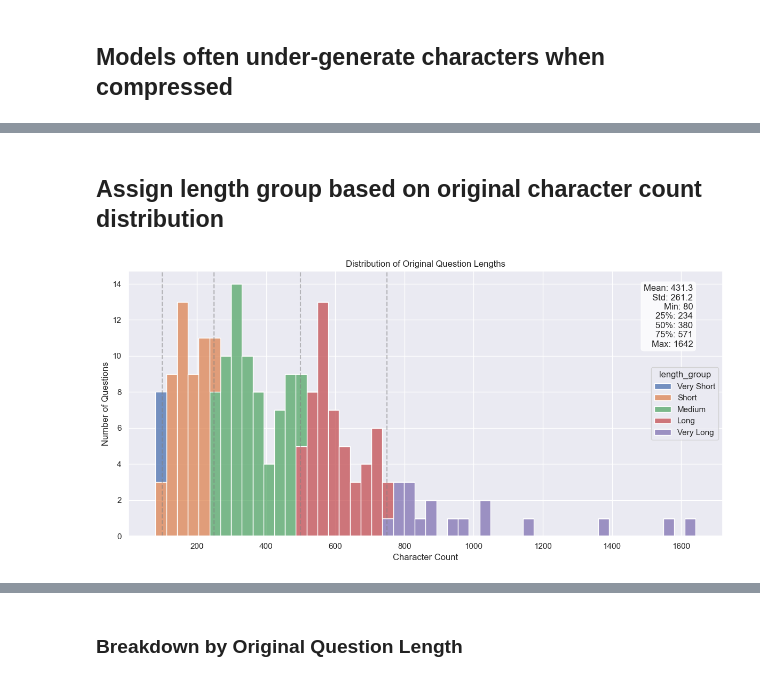
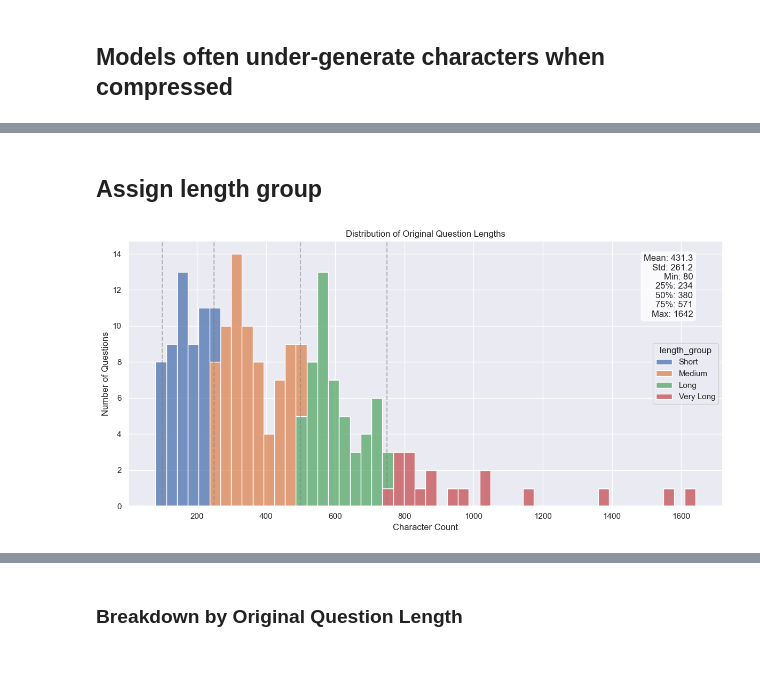
Before and after one commit to Bryan6734/SPAR-final, a Jupyter notebook: scripts/progress_tracker.ipynb, the cells around one changed output, grey strips where cells are left out. Drawn from its saved outputs; the diff is of its cells as text; code cells hidden in the pictures.

```diff
--- a/scripts/progress_tracker.ipynb
+++ b/scripts/progress_tracker.ipynb
@@ -396,5 +428,30 @@ plt.show()
 # %% [markdown]
-## Assign length group based on original character count distribution
+## Assign length group
+# %%
+def assign_length_group(char_count):
+    if char_count < 250:
+        return 'Short'
+    elif char_count < 500:
+        return 'Medium'
+    elif char_count < 750:
+        return 'Long'
+    else:  # Multi-paragraph
+        return 'Very Long'
+
+# Define the order we want
+length_order = ['Short', 'Medium', 'Long', 'Very Long']
+
+# Add length groups to main dataframe
+original_questions = combined_df[combined_df['compression_index'] == 0]
+length_groups = original_questions[['record_id', 'original_char_count']].copy()
+length_groups['length_group'] = pd.Categorical(
+    length_groups['original_char_count'].apply(assign_length_group),
+    categories=length_order,
+    ordered=True
+)
+
+# Merge back to main dataframe
+combined_df = combined_df.merge(length_groups[['record_id', 'length_group']], on='record_id')
 # %%
 # Get original questions only
 original_questions = combined_df[combined_df['compression_index'] == 0]
@@ -408,36 +465,36 @@ sns.histplot(
     x='original_char_count',
     bins=50,
     hue='length_group',
-    hue_order=['Very Short', 'Short', 'Medium', 'Long', 'Very Long'],
+    hue_order=['Short', 'Medium', 'Long', 'Very Long'],
     multiple="stack"  # Stack the bars to show total height
 )
 
 plt.title('Distribution of Original Question Lengths')
 plt.xlabel('Character Count')
 plt.ylabel('Number of Questions')
 
 # Add basic statistics as text
 stats = original_questions['original_char_count'].describe()
 stats_text = f"Mean: {stats['mean']:.1f}\n"
 stats_text += f"Std: {stats['std']:.1f}\n"
 stats_text += f"Min: {stats['min']:.0f}\n"
 stats_text += f"25%: {stats['25%']:.0f}\n"
 stats_text += f"50%: {stats['50%']:.0f}\n"
 stats_text += f"75%: {stats['75%']:.0f}\n"
 stats_text += f"Max: {stats['max']:.0f}"
 
 plt.text(0.95, 0.95, stats_text,
          transform=plt.gca().transAxes,
          verticalalignment='top',
          horizontalalignment='right',
          bbox=dict(boxstyle='round', facecolor='white', alpha=0.8))
 
 # Add vertical lines at the cutoff points
 cutoffs = [100, 250, 500, 750]
 for cutoff in cutoffs:
     plt.axvline(x=cutoff, color='gray', linestyle='--', alpha=0.5)
 
 plt.tight_layout()
 plt.show()
 # %% [output]
-[figure, old version]
+[figure, new version]
```
Also changed, not shown: parts of 24 cells of this notebook, 1 other file.
